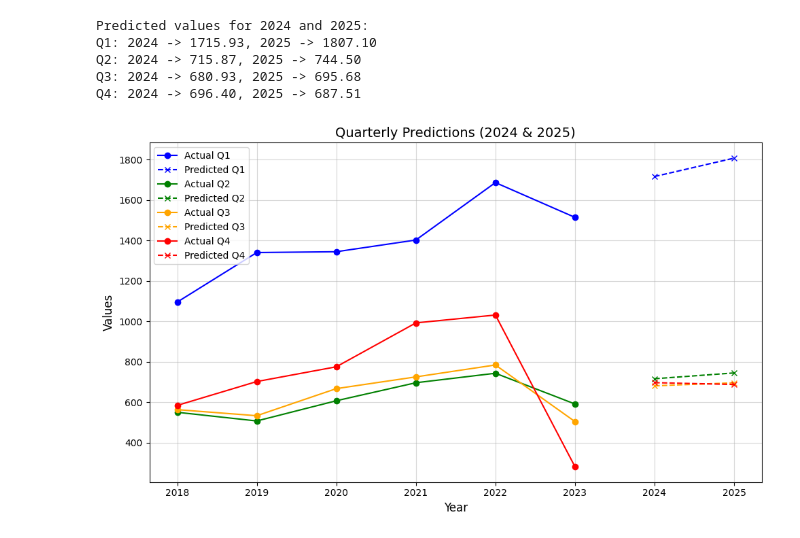
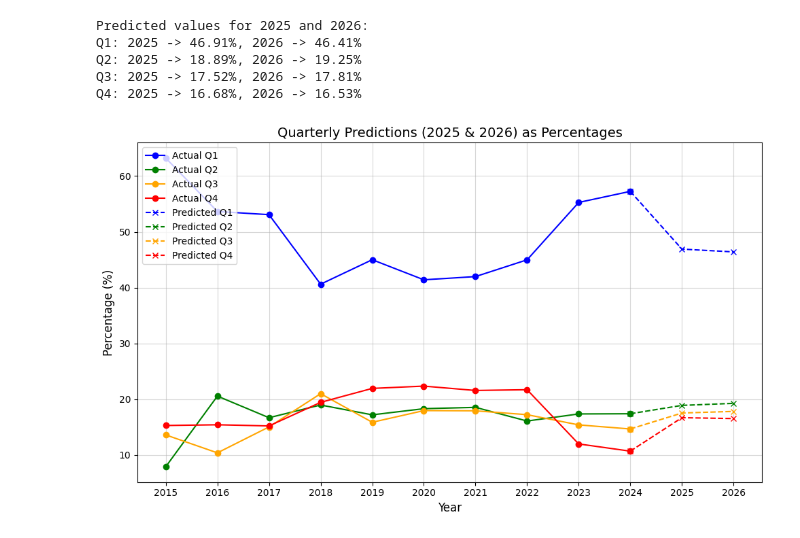
Before and after one commit to Takedaxz/CEDT-DS-Project_LittleMermaid, a Jupyter notebook: Python/DS/predict_timeline.ipynb, the cells around one changed output. Saved outputs shown, nothing was run; the diff lists cells and outputs as text; code cells hidden in the pictures.

Commit message:
fix predict trend for real data

```diff
--- a/Python/DS/predict_timeline.ipynb
+++ b/Python/DS/predict_timeline.ipynb
@@ -14,8 +14,8 @@ from wordcloud import WordCloud
 from IPython.display import display
 from collections import defaultdict
 # %%
-year = '2023'
-data_path = f'/Users/naphat-c/Documents/naphat/Data/project/CEDT-DS-Project_LittleMermaid/ExtractedData/{year}.csv'
+year = '2024'
+data_path = f'/Users/naphat-c/Documents/naphat/Data/project/CEDT-DS-Project_LittleMermaid/Kafka/output_csv/{year}.csv'
 df = pd.read_csv(data_path)
 # %%
 df.head()
@@ -55,57 +88,62 @@ pred_years = np.array([2024, 2025]).reshape(-1, 1)  # ปีที่ต้อ
+# %%
+X = df_normalized["Year"].values.reshape(-1, 1)  # Reshape to fit the model
+pred_years = np.array([2025, 2026]).reshape(-1, 1)  # Years to forecast
 # %%
 def predict_quarter(quarter):
-    y = df[quarter].values  # เลือกไตรมาสที่ต้องการ
-    model = LinearRegression()  # โมเดล Linear Regression
-    model.fit(X, y)  # เทรนโมเดล
-    predictions = model.predict(pred_years)  # พยากรณ์ค่าปี 2024 และ 2025
+    y = df_normalized[quarter].values  # Select the quarter needed
+    model = LinearRegression()  # Linear Regression model
+    model.fit(X, y)  # Train the model
+    predictions = model.predict(pred_years)  # Forecast for years 2025 and 2026
     return predictions
 # %%
 results = {}
 for quarter in ["Q1", "Q2", "Q3", "Q4"]:
     predictions = predict_quarter(quarter)
     results[quarter] = {
-        "2024": predictions[0],
-        "2025": predictions[1],
+        "2025": predictions[0],
+        "2026": predictions[1],
     }
 # %%
-print("Predicted values for 2024 and 2025:")
+print("Predicted values for 2025 and 2026:")
 for quarter, values in results.items():
-    print(f"{quarter}: 2024 -> {values['2024']:.2f}, 2025 -> {values['2025']:.2f}")
+    print(f"{quarter}: 2025 -> {values['2025']:.2f}%, 2026 -> {values['2026']:.2f}%")
 # %% [output]
-Predicted values for 2024 and 2025:
-Q1: 2024 -> 1715.93, 2025 -> 1807.10
-Q2: 2024 -> 715.87, 2025 -> 744.50
-Q3: 2024 -> 680.93, 2025 -> 695.68
-Q4: 2024 -> 696.40, 2025 -> 687.51
+Predicted values for 2025 and 2026:
+Q1: 2025 -> 46.91%, 2026 -> 46.41%
+Q2: 2025 -> 18.89%, 2026 -> 19.25%
+Q3: 2025 -> 17.52%, 2026 -> 17.81%
+Q4: 2025 -> 16.68%, 2026 -> 16.53%
 # %%
-# การแสดงผลกราฟ
 plt.figure(figsize=(10, 6))
 colors = ["blue", "green", "orange", "red"]
 
+# Actual data
 for i, quarter in enumerate(["Q1", "Q2", "Q3", "Q4"]):
-    y = df[quarter].values
+    y = df_normalized[quarter].values
+    plt.plot(df_normalized["Year"], y, label=f"Actual {quarter}", color=colors[i], marker="o")
+
+# Predicted data
+for i, quarter in enumerate(["Q1", "Q2", "Q3", "Q4"]):
     plt.plot(
-        df["Year"], y, label=f"Actual {quarter}", color=colors[i], marker="o"
-    )
-    plt.plot(
-        [2024, 2025],
-        [results[quarter]["2024"], results[quarter]["2025"]],
+        [2024, 2025, 2026],
+        [df_normalized[df_normalized["Year"] == 2024][quarter].values[0],
+         results[quarter]["2025"], results[quarter]["2026"]],
         label=f"Predicted {quarter}",
         color=colors[i],
         linestyle="--",
         marker="x",
     )
 
-# ปรับแต่งกราฟให้เรียบง่าย
-plt.xticks(range(2018, 2026), fontsize=10)
+# Adjusting the graph for better readability
+plt.xticks(range(2015, 2027), fontsize=10)
 plt.yticks(fontsize=10)
 plt.xlabel("Year", fontsize=12)
-plt.ylabel("Values", fontsize=12)
-plt.title("Quarterly Predictions (2024 & 2025)", fontsize=14)
+plt.ylabel("Percentage (%)", fontsize=12)
+plt.title("Quarterly Predictions (2025 & 2026) as Percentages", fontsize=14)
 plt.legend(fontsize=10, loc="upper left")
 plt.grid(alpha=0.5)
 plt.tight_layout()
 
 plt.show()
 # %% [output]
-[figure, old version]
+[figure, new version]
```
Also changed, not shown: parts of 8 cells of this notebook.
